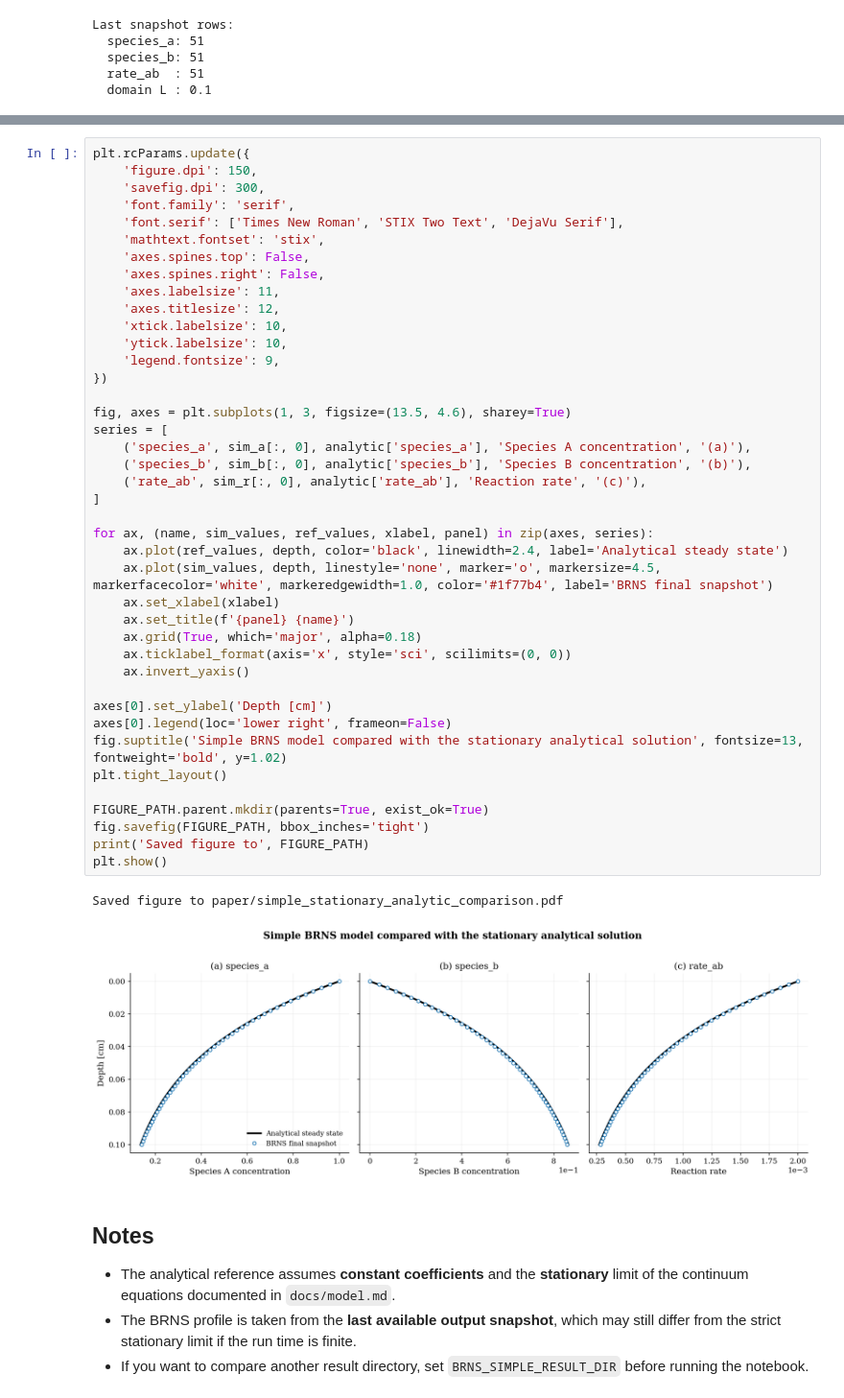
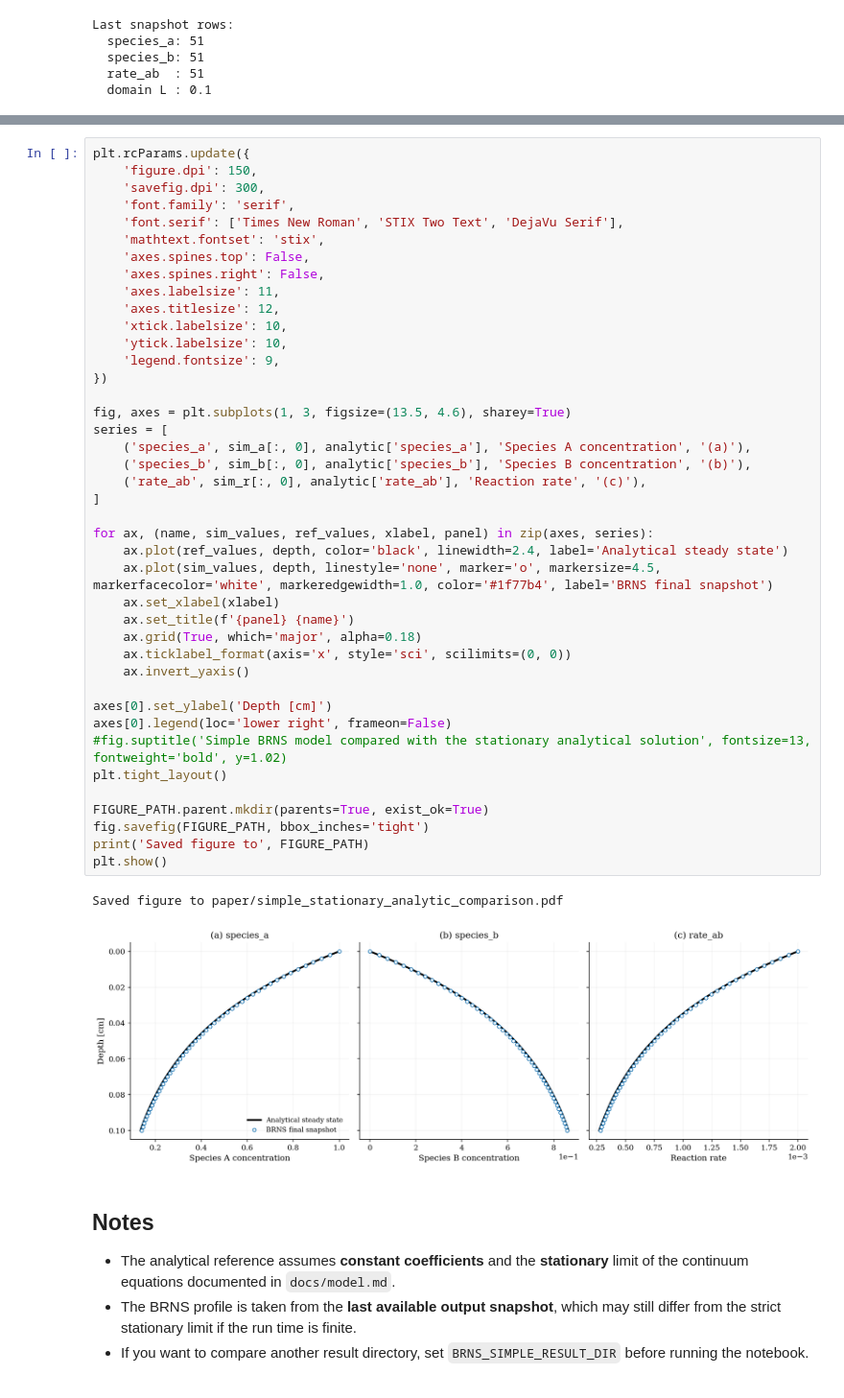
Before and after one commit to jtecklenburg/BRNS, a Jupyter notebook: paper/simple_stationary_analytic_comparison.ipynb, the cells around one changed output, grey strips where cells are left out. Shown at 96% size. Cells and saved outputs as stored; diff of their text form.

```diff
--- a/paper/simple_stationary_analytic_comparison.ipynb
+++ b/paper/simple_stationary_analytic_comparison.ipynb
@@ -186,35 +186,35 @@ plt.rcParams.update({
     'ytick.labelsize': 10,
     'legend.fontsize': 9,
 })
 
 fig, axes = plt.subplots(1, 3, figsize=(13.5, 4.6), sharey=True)
 series = [
     ('species_a', sim_a[:, 0], analytic['species_a'], 'Species A concentration', '(a)'),
     ('species_b', sim_b[:, 0], analytic['species_b'], 'Species B concentration', '(b)'),
     ('rate_ab', sim_r[:, 0], analytic['rate_ab'], 'Reaction rate', '(c)'),
 ]
 
 for ax, (name, sim_values, ref_values, xlabel, panel) in zip(axes, series):
     ax.plot(ref_values, depth, color='black', linewidth=2.4, label='Analytical steady state')
     ax.plot(sim_values, depth, linestyle='none', marker='o', markersize=4.5, markerfacecolor='white', markeredgewidth=1.0, color='#1f77b4', label='BRNS final snapshot')
     ax.set_xlabel(xlabel)
     ax.set_title(f'{panel} {name}')
     ax.grid(True, which='major', alpha=0.18)
     ax.ticklabel_format(axis='x', style='sci', scilimits=(0, 0))
     ax.invert_yaxis()
 
 axes[0].set_ylabel('Depth [cm]')
 axes[0].legend(loc='lower right', frameon=False)
-fig.suptitle('Simple BRNS model compared with the stationary analytical solution', fontsize=13, fontweight='bold', y=1.02)
+#fig.suptitle('Simple BRNS model compared with the stationary analytical solution', fontsize=13, fontweight='bold', y=1.02)
 plt.tight_layout()
 
 FIGURE_PATH.parent.mkdir(parents=True, exist_ok=True)
 fig.savefig(FIGURE_PATH, bbox_inches='tight')
 print('Saved figure to', FIGURE_PATH)
 plt.show()
 # %% [output]
 Saved figure to paper/simple_stationary_analytic_comparison.pdf
-[figure, old version]
+[figure, new version]
 # %% [markdown]
 ## Notes
 
```
Also changed, not shown: parts of 1 cell of this notebook, 13 other files.
